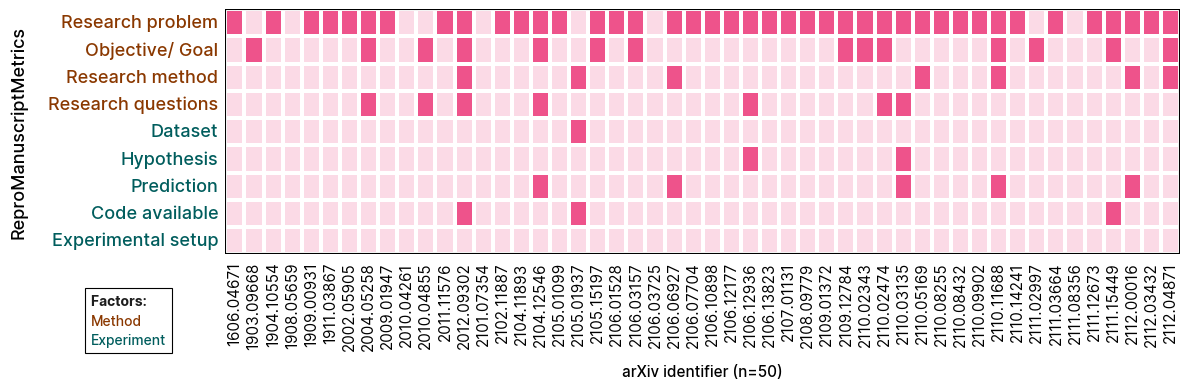
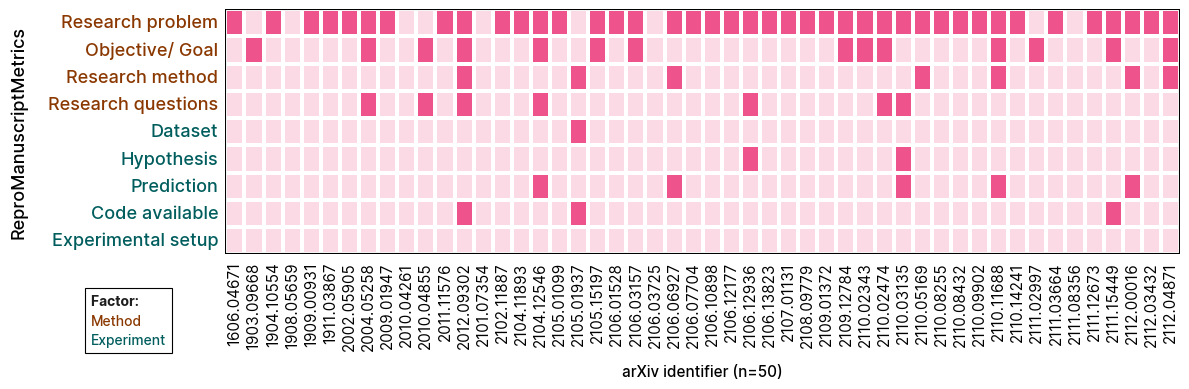
Unified diff of the notebook cell whose output changed from the first chart to the second:
--- before
+++ after
@@ -62,7 +62,7 @@
     plt.tight_layout()
         
-    plt.savefig(current_figures_dir + "hm_abstract_llama32_grouped.png", dpi=1280, bbox_inches="tight")
-    plt.savefig(thesis_figures_dir + "hm_abstract_llama32_grouped.png", dpi=1280, bbox_inches="tight")
-    plt.savefig(presentation_figures_dir + "hm_abstract_llama32_grouped.png", dpi=1280, bbox_inches="tight")
+    plt.savefig(current_figures_dir + "hm_abstract_llama32_grouped.png", dpi=1280, bbox_inches="tight", pad_inches=0.3)
+    plt.savefig(thesis_figures_dir + "hm_abstract_llama32_grouped.png", dpi=1280, bbox_inches="tight", pad_inches=0.3)
+    plt.savefig(presentation_figures_dir + "hm_abstract_llama32_grouped.png", dpi=1280, bbox_inches="tight", pad_inches=0.3)
 
     plt.show()

Commit: add outside padding